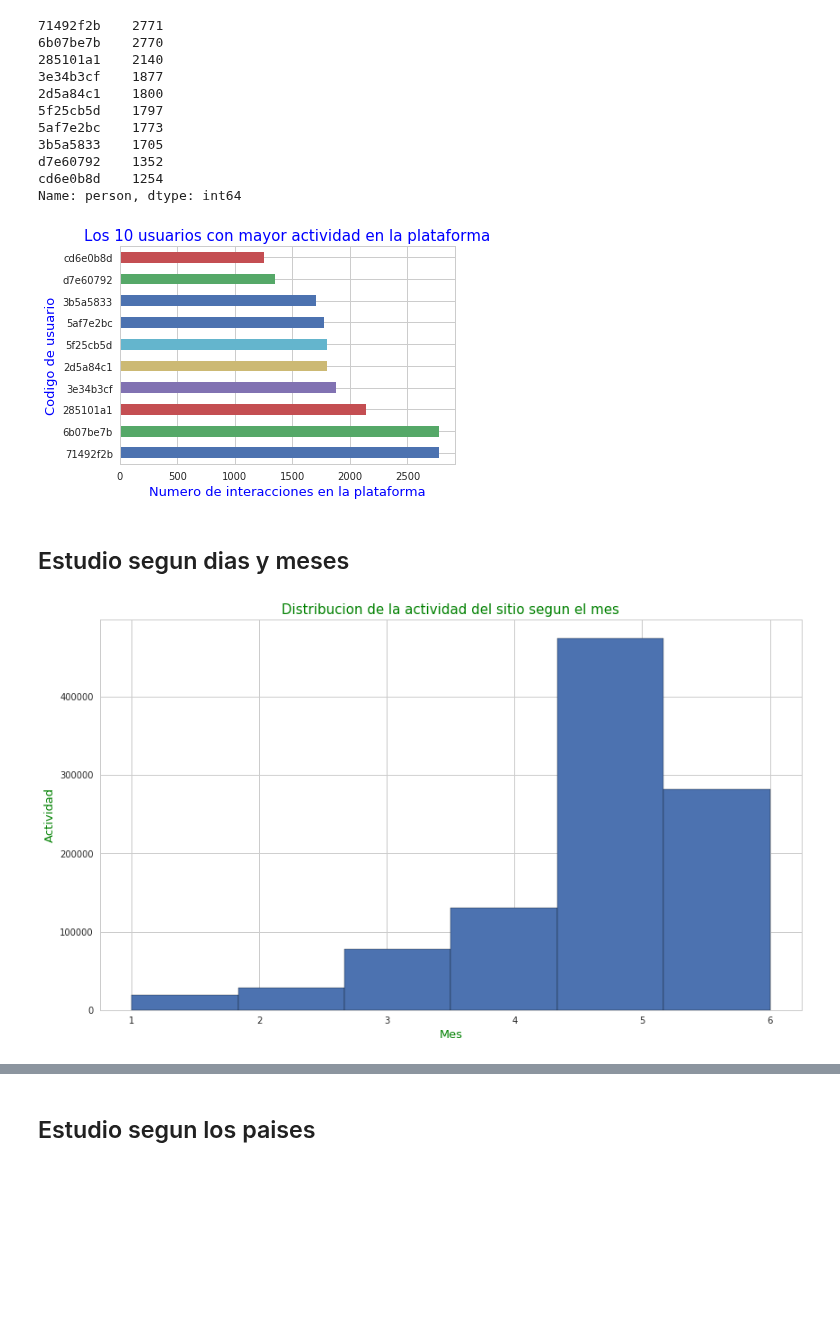
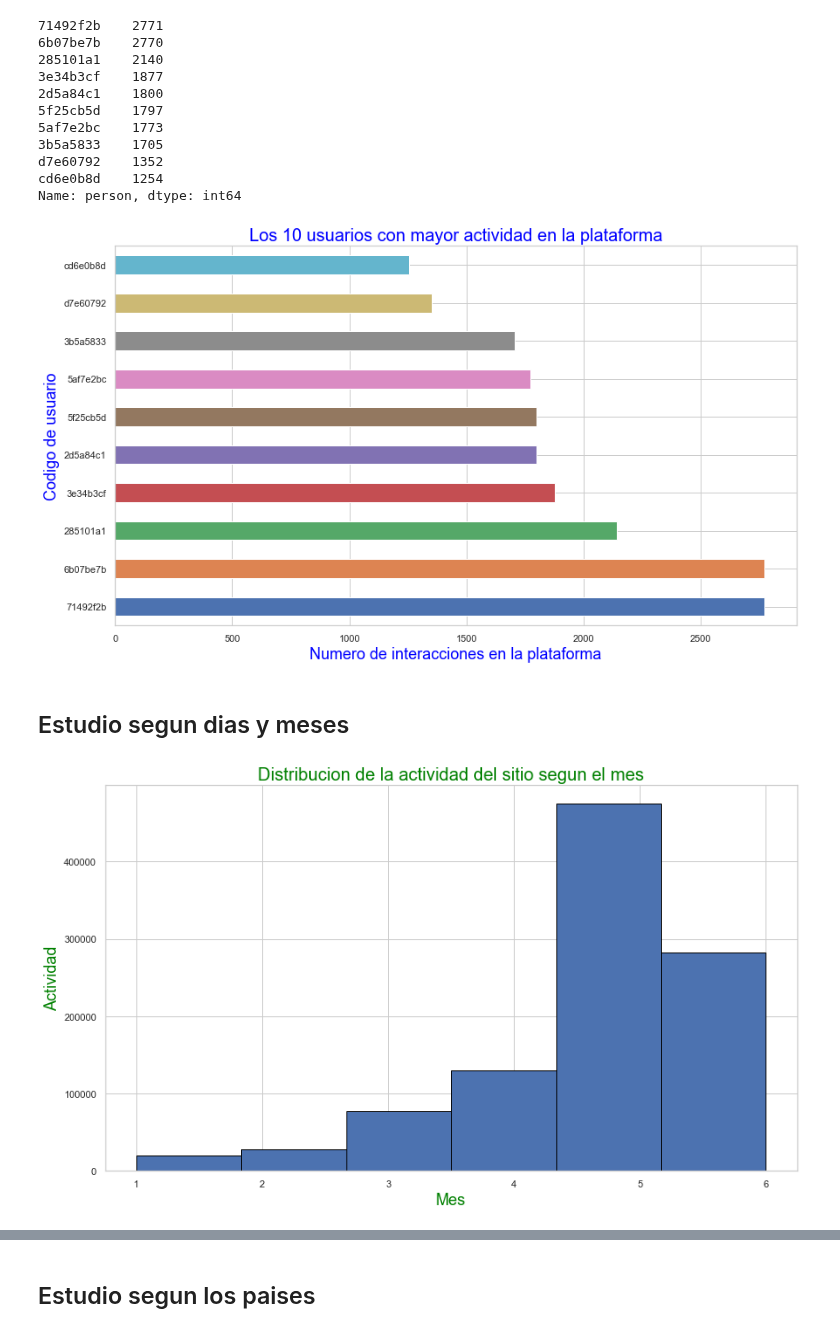
Before and after one commit to Blaz77/DatosReloaded, a Jupyter notebook: TP1/Exploracion_Trocafone.ipynb, the cells around one changed output, grey strips where cells are left out. Saved outputs shown, nothing was run; the diff lists cells and outputs as text; code cells hidden in the pictures; blank space fills up the shorter version.

```diff
--- a/TP1/Exploracion_Trocafone.ipynb
+++ b/TP1/Exploracion_Trocafone.ipynb
@@ -297,22 +297,22 @@ cd6e0b8d    1254
 Name: person, dtype: int64
 # %%
 #Los 10 usuarios con mayor actividad en la plataforma
-users = (trocafoneData['person'].value_counts().head(10)).plot(kind='barh');
-users.set_title('Los 10 usuarios con mayor actividad en la plataforma',fontsize = 15, color = 'blue');
-users.set_xlabel('Numero de interacciones en la plataforma', color = 'blue', fontsize = 13);
-users.set_ylabel('Codigo de usuario', color = 'blue', fontsize = 13);
+users = (trocafoneData['person'].value_counts().head(10)).plot(figsize=(14,8), kind='barh');
+users.set_title('Los 10 usuarios con mayor actividad en la plataforma',fontsize = 20, color = 'blue');
+users.set_xlabel('Numero de interacciones en la plataforma', color = 'blue', fontsize = 18);
+users.set_ylabel('Codigo de usuario', color = 'blue', fontsize = 18);
 # %% [output]
-[figure, old version]
+[figure, new version]
 # %% [markdown]
 ## Estudio segun dias y meses
 # %%
 #Distribucion de la actidad del sitio segun el mes
 monthPlot = pd.to_datetime(trocafoneData['date']).dt.month.hist(figsize = (14,8),bins = 6, edgecolor = 'black');
-monthPlot.set_title('Distribucion de la actividad del sitio segun el mes', fontsize = 15, color = 'green')
-monthPlot.set_xlabel('Mes', color = 'green', fontsize = 13)
-monthPlot.set_ylabel('Actividad', color = 'green', fontsize = 13);
+monthPlot.set_title('Distribucion de la actividad del sitio segun el mes', fontsize = 20, color = 'green')
+monthPlot.set_xlabel('Mes', color = 'green', fontsize = 18)
+monthPlot.set_ylabel('Actividad', color = 'green', fontsize = 18);
 # %% [output]
-[figure, old version]
+[figure, new version]
 # %%
 #Distribucion de la actidad del sitio segun el dia de la semana
 fig = plt.figure()
```
Also changed, not shown: parts of 9 cells of this notebook.
